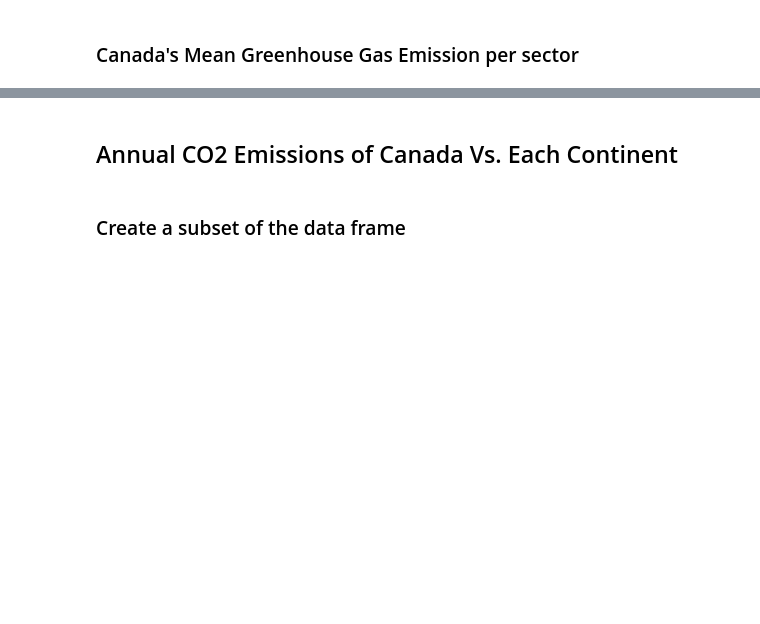
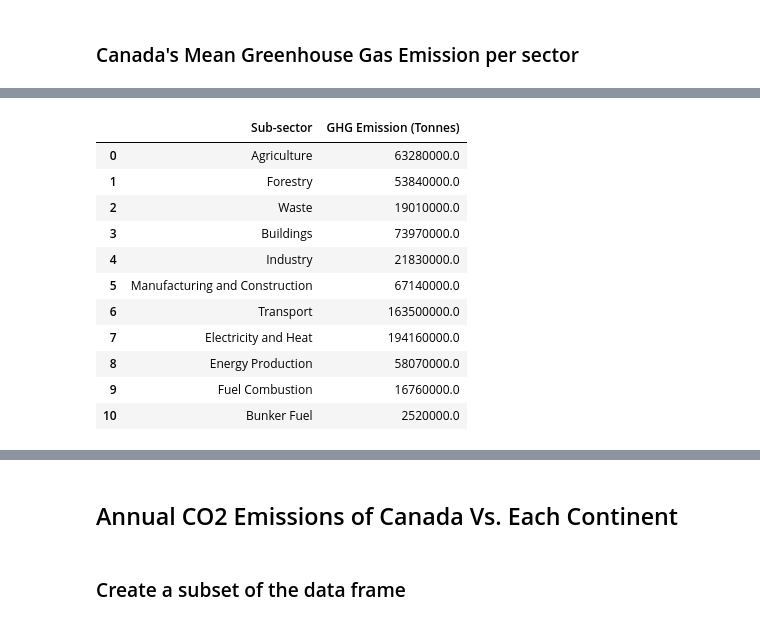
Before and after one commit to minari314159/CO2-Emission-Trends, a Jupyter notebook: Global_Analysis.ipynb, the cells around one changed output, grey strips where cells are left out. Cells and saved outputs as stored; diff of their text form; code cells hidden in the pictures; blank space fills up the shorter version.

```diff
--- a/Global_Analysis.ipynb
+++ b/Global_Analysis.ipynb
@@ -64,0 +66,20 @@ Index(['Entity', 'Year', 'Greenhouse gas emissions from agriculture',
+# %%
+
+df_Current = df_GHG_Can.query('Year == 2020')
+df_Current = df_Current.drop(['Entity','Year'], axis=1)
+df_Current = df_Current.transpose().reset_index()
+df_Current = df_Current.rename(columns={'index': 'Sub-sector', 1022: 'GHG Emission (Tonnes)'})
+df_Current
+# %% [output]
+|  | Sub-sector | GHG Emission (Tonnes) |
+| 0 | Agriculture | 63280000.0 |
+| 1 | Forestry | 53840000.0 |
+| 2 | Waste | 19010000.0 |
+| 3 | Buildings | 73970000.0 |
+| 4 | Industry | 21830000.0 |
+| 5 | Manufacturing and Construction | 67140000.0 |
+| 6 | Transport | 163500000.0 |
+| 7 | Electricity and Heat | 194160000.0 |
+| 8 | Energy Production | 58070000.0 |
+| 9 | Fuel Combustion | 16760000.0 |
+| 10 | Bunker Fuel | 2520000.0 |
```
Also changed, not shown: parts of 5 cells of this notebook.
